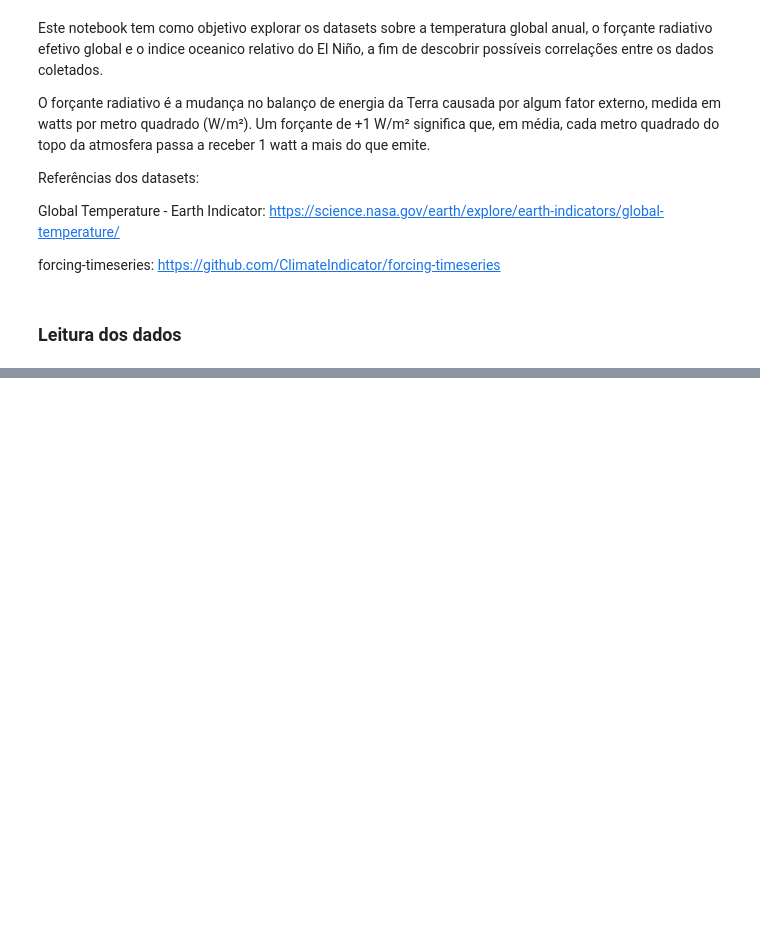
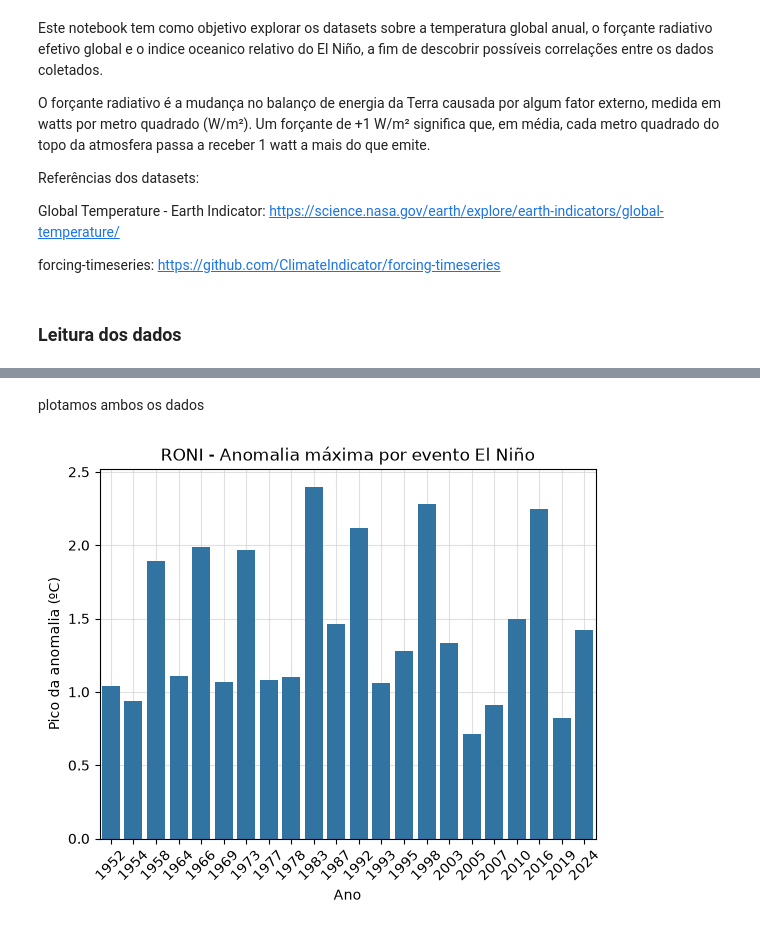
Before and after one commit to PETCC-UFRN/DataPET-Relatorio2-2026, a Jupyter notebook: src/datapet_relatorio2_2026/analise_exploratoria/AnaliseClimaticaExp.ipynb, the cells around one changed output, grey strips where cells are left out. Drawn from its saved outputs; the diff is of its cells as text; code cells hidden in the pictures; blank space fills up the shorter version.

```diff
--- a/src/datapet_relatorio2_2026/analise_exploratoria/AnaliseClimaticaExp.ipynb
+++ b/src/datapet_relatorio2_2026/analise_exploratoria/AnaliseClimaticaExp.ipynb
@@ -37,0 +107,16 @@ roni_plot_df.head()
+# %% [markdown]
+plotamos ambos os dados
+# %%
+import seaborn as sns
+ax = sns.barplot(data=roni_anom_max_evento, x= 'YR', y='anom_max_evento', )
+ax.set_ylim(bottom=0)
+ax.set_title('RONI - Anomalia máxima por evento El Niño')
+ax.tick_params(axis= 'x',rotation=45)
+ax.set_xlabel('Ano')
+ax.set_ylabel('Pico da anomalia (ºC)')
+
+ax.grid(True, color='lightgray', linewidth=0.8, alpha=0.7)
+ax.set_axisbelow(True)  # deixa a grade atrás da linha
+plt.show()
+# %% [output]
+[figure, added]
```
Also changed, not shown: parts of 13 cells of this notebook.
